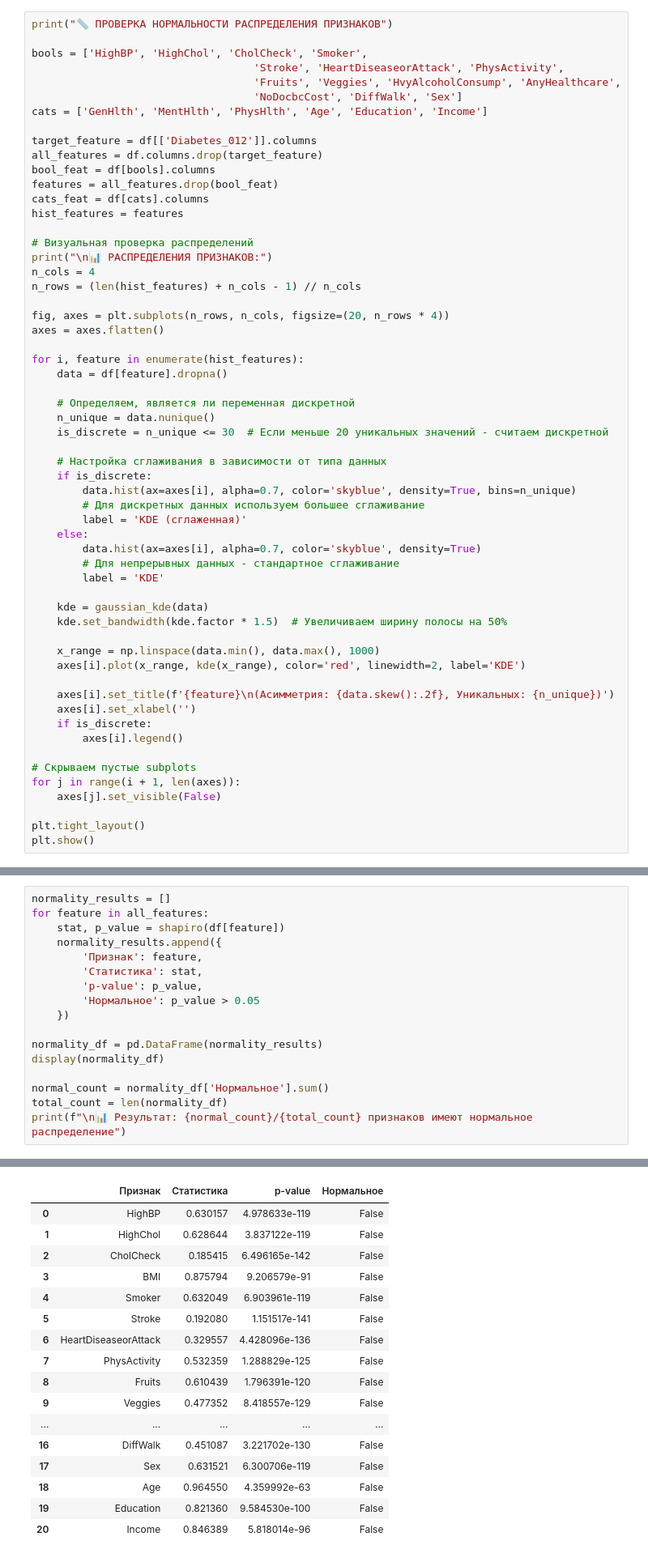
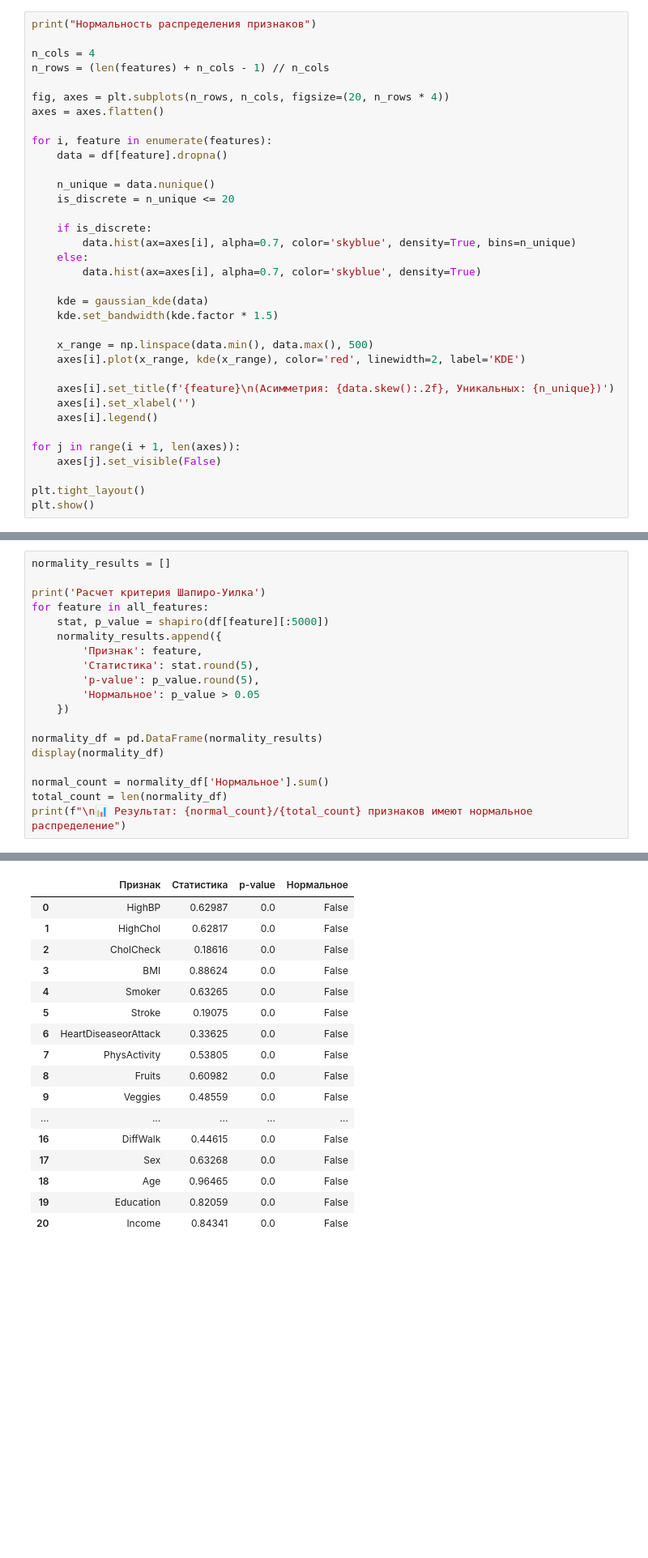
Before and after one commit to TheTangerineOwl/MDA3, a Jupyter notebook: lab3.ipynb, the cells around one changed output, grey strips where cells are left out. Shown at 81% size. Drawn from its saved outputs; the diff is of its cells as text; blank space fills up the shorter version.

```diff
--- a/lab3.ipynb
+++ b/lab3.ipynb
@@ -57,56 +71,33 @@ display(df.describe().T)
 # %%
-print("📏 ПРОВЕРКА НОРМАЛЬНОСТИ РАСПРЕДЕЛЕНИЯ ПРИЗНАКОВ")
+print("Нормальность распределения признаков")
 
-bools = ['HighBP', 'HighChol', 'CholCheck', 'Smoker',
-                                   'Stroke', 'HeartDiseaseorAttack', 'PhysActivity',
-                                   'Fruits', 'Veggies', 'HvyAlcoholConsump', 'AnyHealthcare',
-                                   'NoDocbcCost', 'DiffWalk', 'Sex']
-cats = ['GenHlth', 'MentHlth', 'PhysHlth', 'Age', 'Education', 'Income']
-
-target_feature = df[['Diabetes_012']].columns
-all_features = df.columns.drop(target_feature)
-bool_feat = df[bools].columns
-features = all_features.drop(bool_feat)
-cats_feat = df[cats].columns
-hist_features = features
-
-# Визуальная проверка распределений
-print("\n📊 РАСПРЕДЕЛЕНИЯ ПРИЗНАКОВ:")
 n_cols = 4
-n_rows = (len(hist_features) + n_cols - 1) // n_cols
+n_rows = (len(features) + n_cols - 1) // n_cols
 
 fig, axes = plt.subplots(n_rows, n_cols, figsize=(20, n_rows * 4))
 axes = axes.flatten()
 
-for i, feature in enumerate(hist_features):
+for i, feature in enumerate(features):
     data = df[feature].dropna()
 
-    # Определяем, является ли переменная дискретной
     n_unique = data.nunique()
-    is_discrete = n_unique <= 30  # Если меньше 20 уникальных значений - считаем дискретной
+    is_discrete = n_unique <= 20
 
-    # Настройка сглаживания в зависимости от типа данных
     if is_discrete:
         data.hist(ax=axes[i], alpha=0.7, color='skyblue', density=True, bins=n_unique)
-        # Для дискретных данных используем большее сглаживание
-        label = 'KDE (сглаженная)'
     else:
         data.hist(ax=axes[i], alpha=0.7, color='skyblue', density=True)
-        # Для непрерывных данных - стандартное сглаживание
-        label = 'KDE'
 
     kde = gaussian_kde(data)
-    kde.set_bandwidth(kde.factor * 1.5)  # Увеличиваем ширину полосы на 50%
+    kde.set_bandwidth(kde.factor * 1.5)
 
-    x_range = np.linspace(data.min(), data.max(), 1000)
+    x_range = np.linspace(data.min(), data.max(), 500)
     axes[i].plot(x_range, kde(x_range), color='red', linewidth=2, label='KDE')
 
     axes[i].set_title(f'{feature}\n(Асимметрия: {data.skew():.2f}, Уникальных: {n_unique})')
     axes[i].set_xlabel('')
-    if is_discrete:
-        axes[i].legend()
+    axes[i].legend()
 
-# Скрываем пустые subplots
 for j in range(i + 1, len(axes)):
     axes[j].set_visible(False)
 
@@ -120,11 +109,13 @@ plt.show()
 # %%
 normality_results = []
+
+print('Расчет критерия Шапиро-Уилка')
 for feature in all_features:
-    stat, p_value = shapiro(df[feature])
+    stat, p_value = shapiro(df[feature][:5000])
     normality_results.append({
         'Признак': feature,
-        'Статистика': stat,
-        'p-value': p_value,
+        'Статистика': stat.round(5),
+        'p-value': p_value.round(5),
         'Нормальное': p_value > 0.05
     })
 
@@ -138,17 +130,17 @@ print(f"\n📊 Результат: {normal_count}/{total_count} признако
 |  | Признак | Статистика | p-value | Нормальное |
-| 0 | HighBP | 0.630157 | 4.978633e-119 | False |
-| 1 | HighChol | 0.628644 | 3.837122e-119 | False |
-| 2 | CholCheck | 0.185415 | 6.496165e-142 | False |
-| 3 | BMI | 0.875794 | 9.206579e-91 | False |
-| 4 | Smoker | 0.632049 | 6.903961e-119 | False |
-| 5 | Stroke | 0.192080 | 1.151517e-141 | False |
-| 6 | HeartDiseaseorAttack | 0.329557 | 4.428096e-136 | False |
-| 7 | PhysActivity | 0.532359 | 1.288829e-125 | False |
-| 8 | Fruits | 0.610439 | 1.796391e-120 | False |
-| 9 | Veggies | 0.477352 | 8.418557e-129 | False |
+| 0 | HighBP | 0.62987 | 0.0 | False |
+| 1 | HighChol | 0.62817 | 0.0 | False |
+| 2 | CholCheck | 0.18616 | 0.0 | False |
+| 3 | BMI | 0.88624 | 0.0 | False |
+| 4 | Smoker | 0.63265 | 0.0 | False |
+| 5 | Stroke | 0.19075 | 0.0 | False |
+| 6 | HeartDiseaseorAttack | 0.33625 | 0.0 | False |
+| 7 | PhysActivity | 0.53805 | 0.0 | False |
+| 8 | Fruits | 0.60982 | 0.0 | False |
+| 9 | Veggies | 0.48559 | 0.0 | False |
 | ... | ... | ... | ... | ... |
-| 16 | DiffWalk | 0.451087 | 3.221702e-130 | False |
-| 17 | Sex | 0.631521 | 6.300706e-119 | False |
-| 18 | Age | 0.964550 | 4.359992e-63 | False |
-| 19 | Education | 0.821360 | 9.584530e-100 | False |
-| 20 | Income | 0.846389 | 5.818014e-96 | False |
+| 16 | DiffWalk | 0.44615 | 0.0 | False |
+| 17 | Sex | 0.63268 | 0.0 | False |
+| 18 | Age | 0.96465 | 0.0 | False |
+| 19 | Education | 0.82059 | 0.0 | False |
+| 20 | Income | 0.84341 | 0.0 | False |
```
Also changed, not shown: parts of 10 cells of this notebook.
